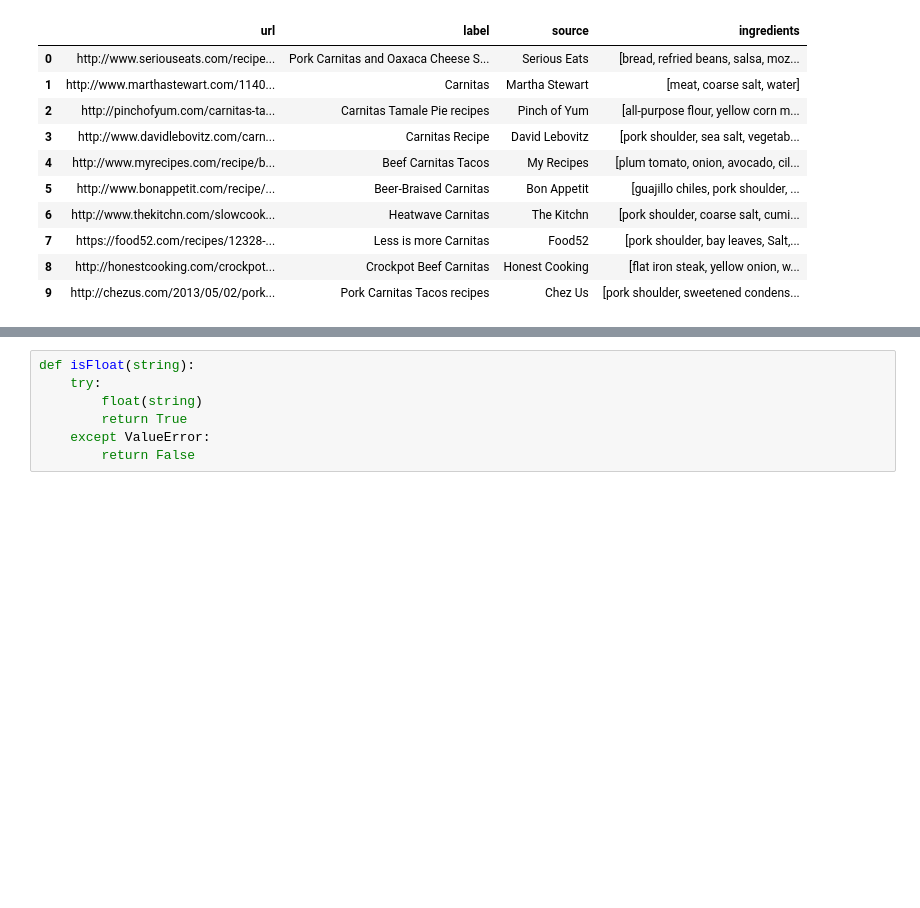
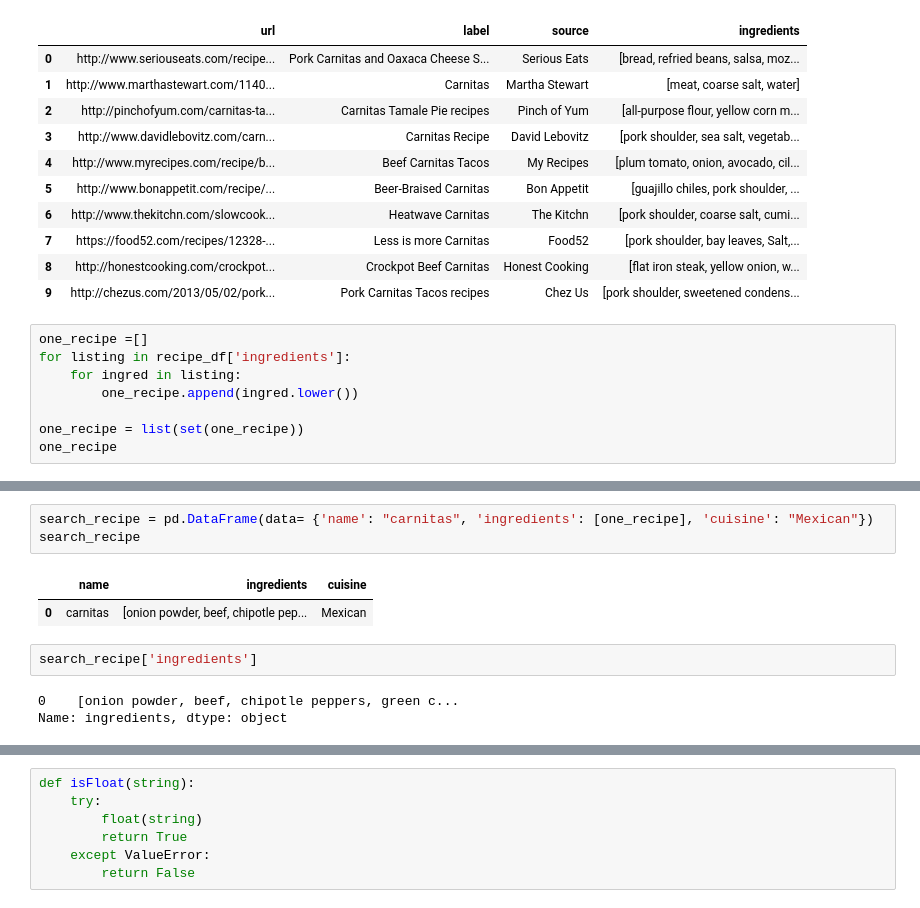
Before and after one commit to AaronWChen/suggest_recipe, a Jupyter notebook: python/edamam_api_eda.ipynb, the cells around one changed output, grey strips where cells are left out. Cells and saved outputs as stored; diff of their text form; blank space fills up the shorter version.

```diff
--- a/python/edamam_api_eda.ipynb
+++ b/python/edamam_api_eda.ipynb
@@ -209,3 +96,11 @@ recipe_df
 | 7 | https://food52.com/recipes/12328-... | Less is more Carnitas | Food52 | [pork shoulder, bay leaves, Salt,... |
 | 8 | http://honestcooking.com/crockpot... | Crockpot Beef Carnitas | Honest Cooking | [flat iron steak, yellow onion, w... |
 | 9 | http://chezus.com/2013/05/02/pork... | Pork Carnitas Tacos recipes | Chez Us | [pork shoulder, sweetened condens... |
+# %%
+one_recipe =[]
+for listing in recipe_df['ingredients']:
+    for ingred in listing:
+        one_recipe.append(ingred.lower())
+
+one_recipe = list(set(one_recipe))
+one_recipe
@@ -211,0 +125,11 @@ recipe_df
+# %%
+search_recipe = pd.DataFrame(data= {'name': "carnitas", 'ingredients': [one_recipe], 'cuisine': "Mexican"})
+search_recipe
+# %% [output]
+|  | name | ingredients | cuisine |
+| 0 | carnitas | [onion powder, beef, chipotle pep... | Mexican |
+# %%
+search_recipe['ingredients']
+# %% [output]
+0    [onion powder, beef, chipotle peppers, green c...
+Name: ingredients, dtype: object
```
Also changed, not shown: parts of 18 cells of this notebook, 6 other files.
